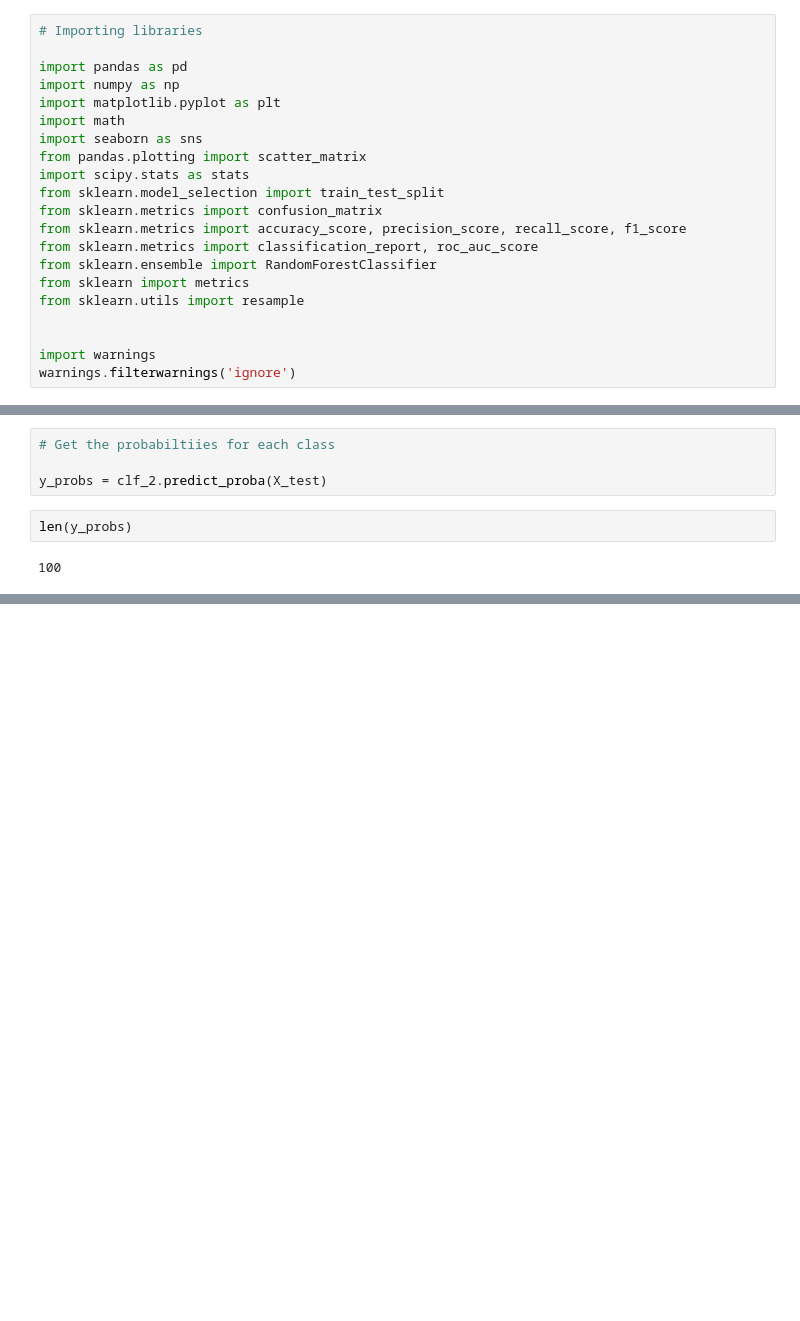
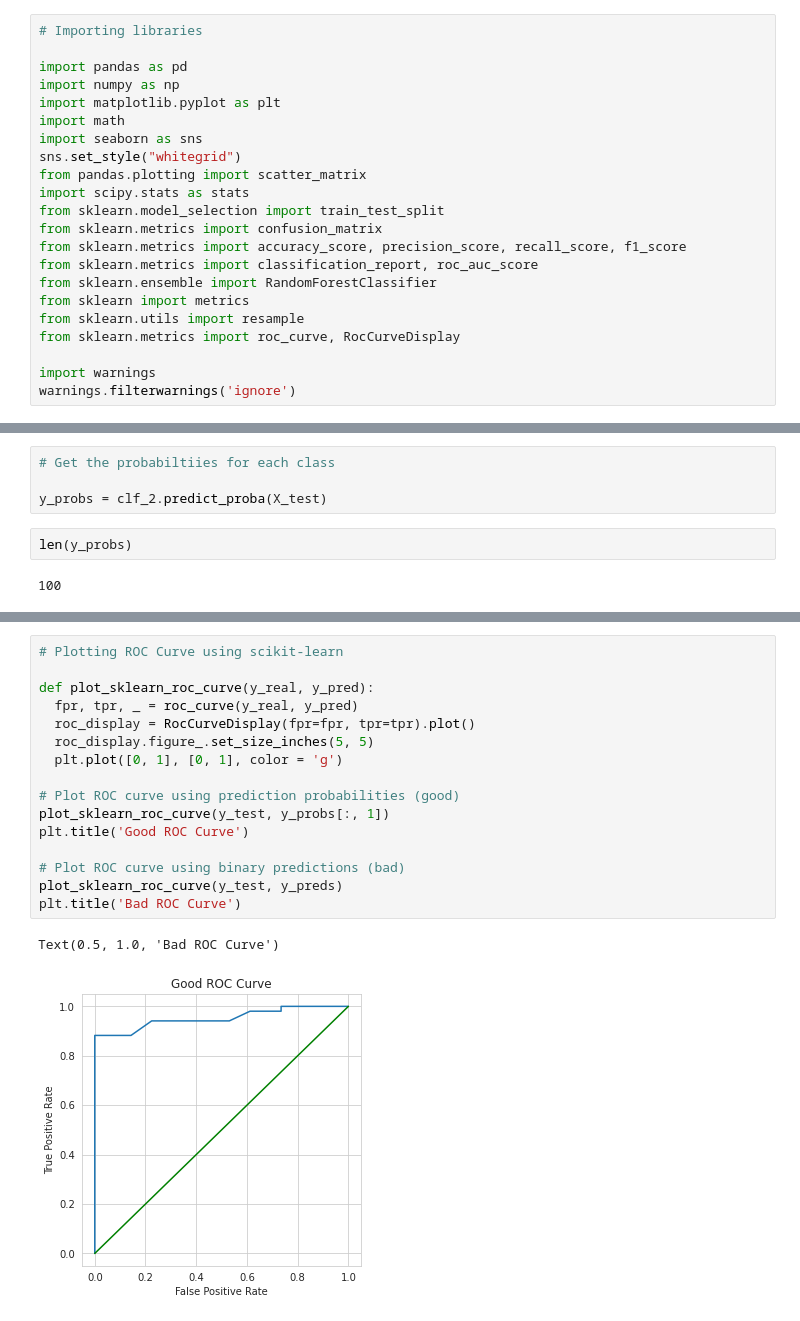
Before and after one commit to pndang/Project_WHEL, a Jupyter notebook: random_forest_model.ipynb, the cells around one changed output, grey strips where cells are left out. Saved outputs shown, nothing was run; the diff lists cells and outputs as text; blank space fills up the shorter version.

```diff
--- a/random_forest_model.ipynb
+++ b/random_forest_model.ipynb
@@ -17,6 +17,7 @@ import numpy as np
 import matplotlib.pyplot as plt
 import math
 import seaborn as sns
+sns.set_style("whitegrid")
 from pandas.plotting import scatter_matrix
 import scipy.stats as stats
 from sklearn.model_selection import train_test_split
@@ -26,7 +27,7 @@ from sklearn.metrics import classification_report, roc_auc_score
 from sklearn.ensemble import RandomForestClassifier
 from sklearn import metrics
 from sklearn.utils import resample
-
+from sklearn.metrics import roc_curve, RocCurveDisplay
 
 import warnings
 warnings.filterwarnings('ignore')
@@ -445,0 +489,19 @@ Macro F1-score: 0.83
+# %%
+# Plotting ROC Curve using scikit-learn
+
+def plot_sklearn_roc_curve(y_real, y_pred):
+  fpr, tpr, _ = roc_curve(y_real, y_pred)
+  roc_display = RocCurveDisplay(fpr=fpr, tpr=tpr).plot()
+  roc_display.figure_.set_size_inches(5, 5)
+  plt.plot([0, 1], [0, 1], color = 'g')
+
+# Plot ROC curve using prediction probabilities (good)
+plot_sklearn_roc_curve(y_test, y_probs[:, 1])
+plt.title('Good ROC Curve')
+
+# Plot ROC curve using binary predictions (bad)
+plot_sklearn_roc_curve(y_test, y_preds)
+plt.title('Bad ROC Curve')
+# %% [output]
+Text(0.5, 1.0, 'Bad ROC Curve')
+[figure, added]
```
Also changed, not shown: parts of 13 cells of this notebook.
